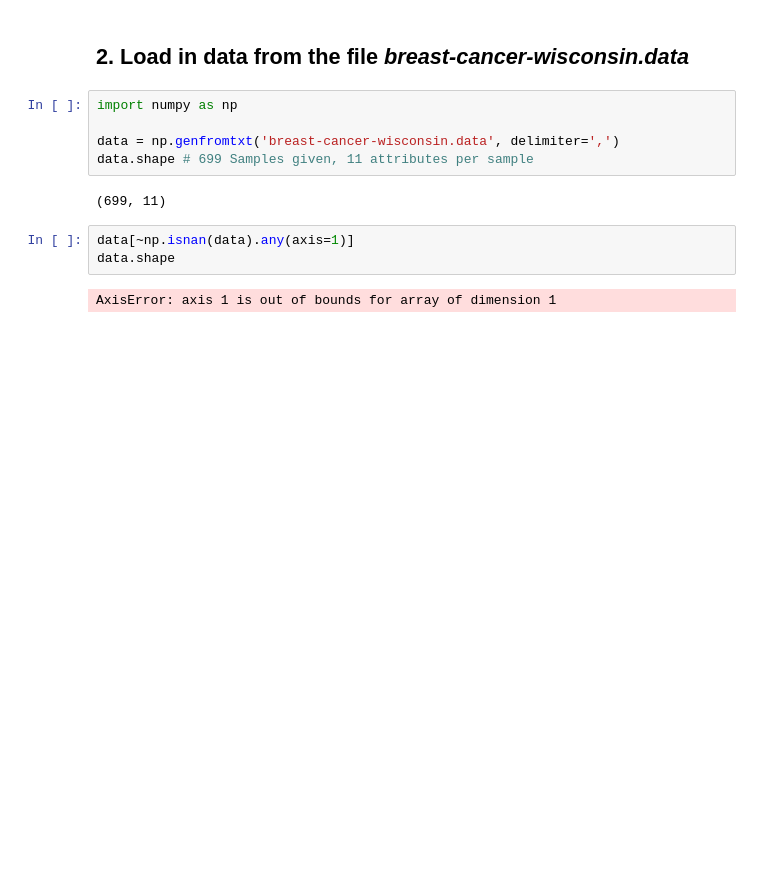
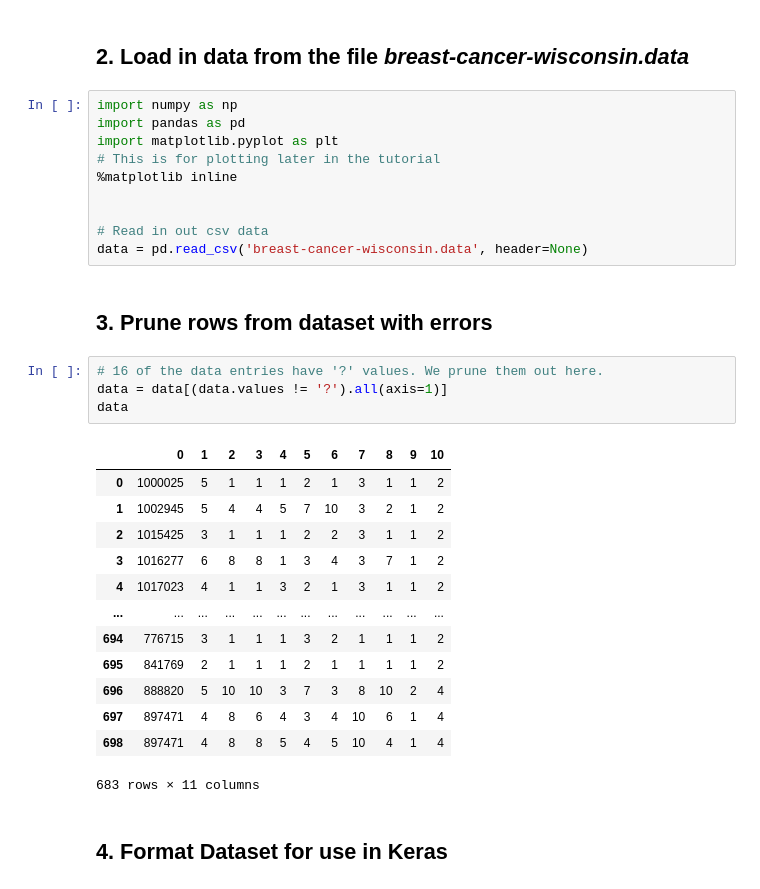
Before and after one commit to correll/deep-learning, a Jupyter notebook: examples/static_problems/caleb_escobedo/escobedo_caleb_hw1/HW1.ipynb, the cells around one changed output. Saved outputs shown, nothing was run; the diff lists cells and outputs as text; blank space fills up the shorter version.

```diff
--- a/examples/static_problems/caleb_escobedo/escobedo_caleb_hw1/HW1.ipynb
+++ b/examples/static_problems/caleb_escobedo/escobedo_caleb_hw1/HW1.ipynb
@@ -34,15 +34,35 @@ The data located in the file _breast-cancer-wisconsin.data_ is organized as foll
 More information on this dataset can be found in the _breast-cancer-wisconsin.names_ file.
 # %% [markdown]
 ## 2. Load in data from the file _breast-cancer-wisconsin.data_
-# %%
-import numpy as np
-
-data = np.genfromtxt('breast-cancer-wisconsin.data', delimiter=',')
-data.shape # 699 Samples given, 11 attributes per sample
-# %% [output]
-(699, 11)
-# %%
-data[~np.isnan(data).any(axis=1)]
-data.shape
-# %% [output]
-AxisError: axis 1 is out of bounds for array of dimension 1
+# %%
+import numpy as np
+import pandas as pd
+import matplotlib.pyplot as plt
+# This is for plotting later in the tutorial
+%matplotlib inline
+
+
+# Read in out csv data
+data = pd.read_csv('breast-cancer-wisconsin.data', header=None)
+# %% [markdown]
+## 3. Prune rows from dataset with errors
+# %%
+# 16 of the data entries have '?' values. We prune them out here.
+data = data[(data.values != '?').all(axis=1)]
+data
+# %% [output]
+|  | 0 | 1 | 2 | 3 | 4 | 5 | 6 | 7 | 8 | 9 | 10 |
+| 0 | 1000025 | 5 | 1 | 1 | 1 | 2 | 1 | 3 | 1 | 1 | 2 |
+| 1 | 1002945 | 5 | 4 | 4 | 5 | 7 | 10 | 3 | 2 | 1 | 2 |
+| 2 | 1015425 | 3 | 1 | 1 | 1 | 2 | 2 | 3 | 1 | 1 | 2 |
+| 3 | 1016277 | 6 | 8 | 8 | 1 | 3 | 4 | 3 | 7 | 1 | 2 |
+| 4 | 1017023 | 4 | 1 | 1 | 3 | 2 | 1 | 3 | 1 | 1 | 2 |
+| ... | ... | ... | ... | ... | ... | ... | ... | ... | ... | ... | ... |
+| 694 | 776715 | 3 | 1 | 1 | 1 | 3 | 2 | 1 | 1 | 1 | 2 |
+| 695 | 841769 | 2 | 1 | 1 | 1 | 2 | 1 | 1 | 1 | 1 | 2 |
+| 696 | 888820 | 5 | 10 | 10 | 3 | 7 | 3 | 8 | 10 | 2 | 4 |
+| 697 | 897471 | 4 | 8 | 6 | 4 | 3 | 4 | 10 | 6 | 1 | 4 |
+| 698 | 897471 | 4 | 8 | 8 | 5 | 4 | 5 | 10 | 4 | 1 | 4 |
+683 rows × 11 columns
+# %% [markdown]
+## 4. Format Dataset for use in Keras
```
Also changed, not shown: parts of 8 cells of this notebook.
